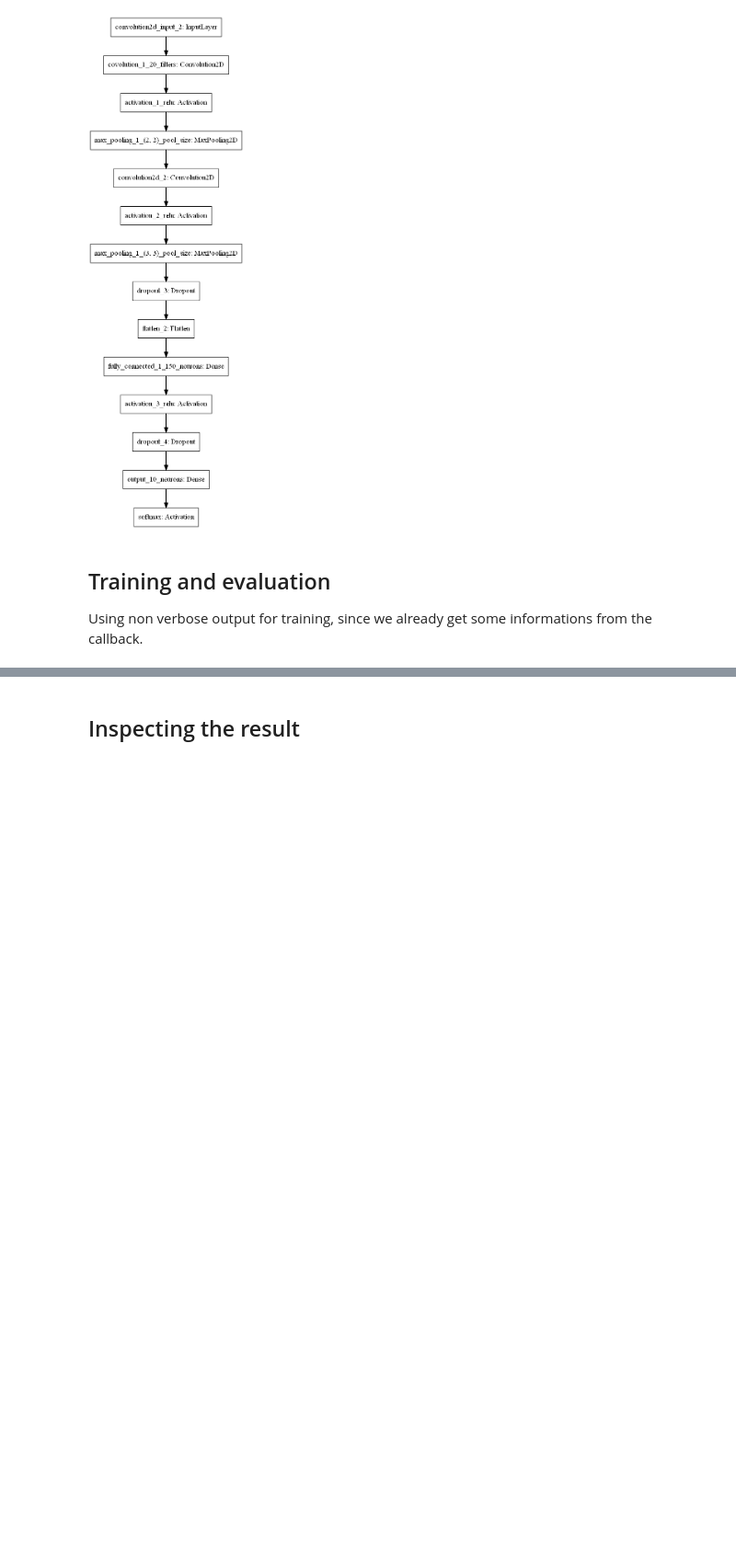
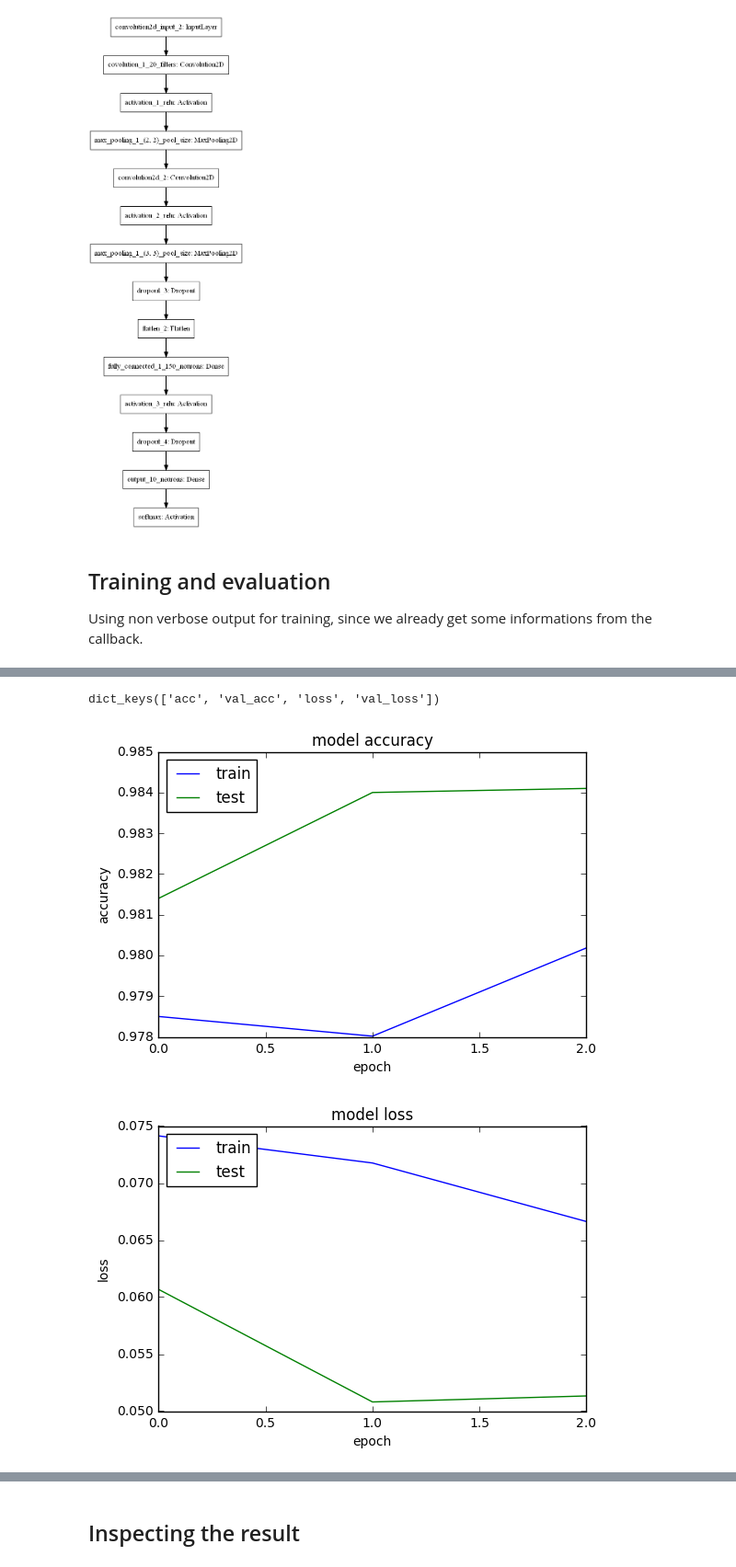
Before and after one commit to Kidel/In-Codice-Ratio-OCR-with-CNN, a Jupyter notebook: Notebooks/02_Mnist.ipynb, the cells around one changed output, grey strips where cells are left out. Shown at 92% size. Saved outputs shown, nothing was run; the diff lists cells and outputs as text; code cells hidden in the pictures; blank space fills up the shorter version.

Commit message:
add plot function for accuracy/epoch

```diff
--- a/Notebooks/02_Mnist.ipynb
+++ b/Notebooks/02_Mnist.ipynb
@@ -158,7 +159,7 @@ callbacks_list_tanh = [checkpoint_tanh]
 
 # training
 print('training tanh model')
-model_tanh.fit(X_train, Y_train, batch_size=batch_size, nb_epoch=nb_epoch,
+history_tanh = model_tanh.fit(X_train, Y_train, batch_size=batch_size, nb_epoch=nb_epoch,
           verbose=0, validation_data=(X_test, Y_test), callbacks=callbacks_list_tanh)
 # evaluation
 print('evaluating tanh model')
@@ -170,3 +176,9 @@ training tanh model
+# %%
+u.plot_history(history_tanh)
+# %% [output]
+dict_keys(['acc', 'val_acc', 'loss', 'val_loss'])
+[figure, added]
+[figure, added]
 # %%
 # checkpoint
 checkpoint_relu = ModelCheckpoint(checkpoints_filepath_relu, monitor='val_acc', verbose=1, save_best_only=True, mode='max')
```
Also changed, not shown: parts of 8 cells of this notebook, 1 other file.
